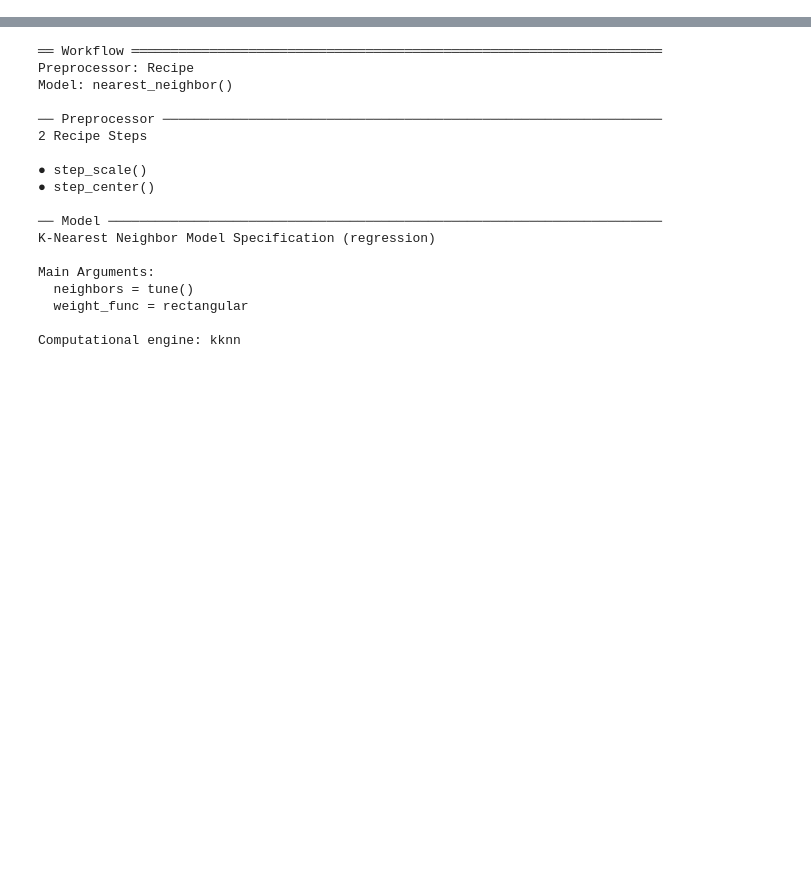
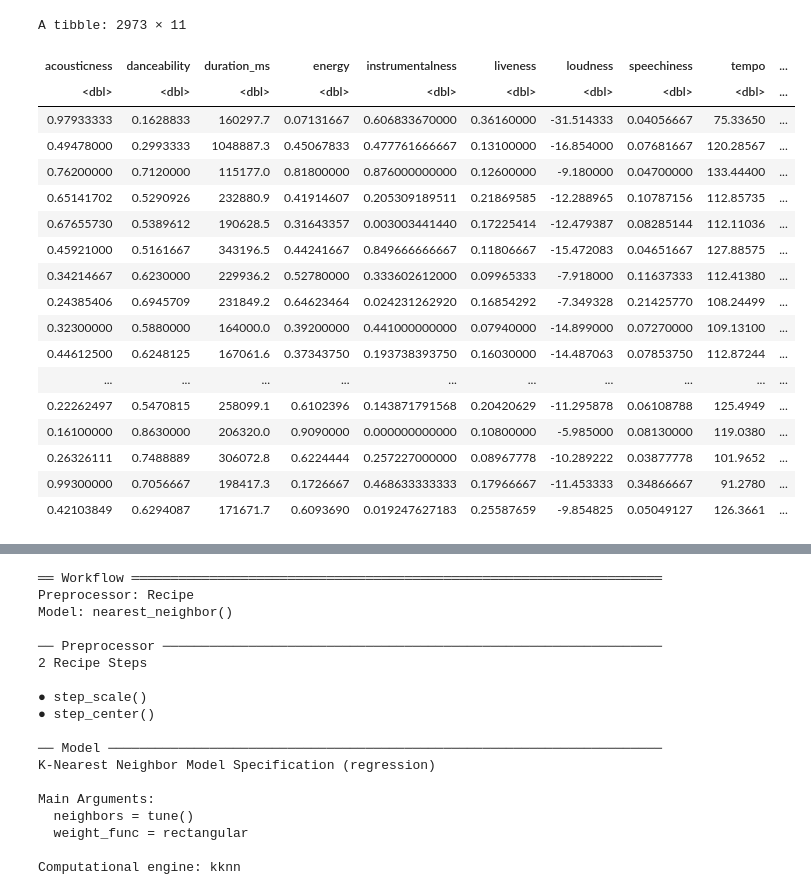
Before and after one commit to paulh777/dsci100prj, a Jupyter notebook: proposal/project.ipynb, the cells around one changed output, grey strips where cells are left out. Drawn from its saved outputs; the diff is of its cells as text; code cells hidden in the pictures; blank space fills up the shorter version.

```diff
--- a/proposal/project.ipynb
+++ b/proposal/project.ipynb
@@ -51,5 +49,29 @@ A tibble: 2973 × 10
 # %%
 #Split
-popularity_split = initial_split(popularity_data, prop = 0.5, strata = popularity)
+popularity_num = popularity_data%>%
+    select(-key,-genres,-mode)
+
+popularity_num
+popularity_split = initial_split(popularity_num, prop = 0.5, strata = popularity)
 popularity_training = training(popularity_split)
 popularity_testing = testing(popularity_split)
+# %% [output]
+A tibble: 2973 × 11
+| acousticness | danceability | duration_ms | energy | instrumentalness | liveness | loudness | speechiness | tempo | ... |
+| <dbl> | <dbl> | <dbl> | <dbl> | <dbl> | <dbl> | <dbl> | <dbl> | <dbl> | ... |
+| 0.97933333 | 0.1628833 | 160297.7 | 0.07131667 | 0.606833670000 | 0.36160000 | -31.514333 | 0.04056667 | 75.33650 | ... |
+| 0.49478000 | 0.2993333 | 1048887.3 | 0.45067833 | 0.477761666667 | 0.13100000 | -16.854000 | 0.07681667 | 120.28567 | ... |
+| 0.76200000 | 0.7120000 | 115177.0 | 0.81800000 | 0.876000000000 | 0.12600000 | -9.180000 | 0.04700000 | 133.44400 | ... |
+| 0.65141702 | 0.5290926 | 232880.9 | 0.41914607 | 0.205309189511 | 0.21869585 | -12.288965 | 0.10787156 | 112.85735 | ... |
+| 0.67655730 | 0.5389612 | 190628.5 | 0.31643357 | 0.003003441440 | 0.17225414 | -12.479387 | 0.08285144 | 112.11036 | ... |
+| 0.45921000 | 0.5161667 | 343196.5 | 0.44241667 | 0.849666666667 | 0.11806667 | -15.472083 | 0.04651667 | 127.88575 | ... |
+| 0.34214667 | 0.6230000 | 229936.2 | 0.52780000 | 0.333602612000 | 0.09965333 | -7.918000 | 0.11637333 | 112.41380 | ... |
+| 0.24385406 | 0.6945709 | 231849.2 | 0.64623464 | 0.024231262920 | 0.16854292 | -7.349328 | 0.21425770 | 108.24499 | ... |
+| 0.32300000 | 0.5880000 | 164000.0 | 0.39200000 | 0.441000000000 | 0.07940000 | -14.899000 | 0.07270000 | 109.13100 | ... |
+| 0.44612500 | 0.6248125 | 167061.6 | 0.37343750 | 0.193738393750 | 0.16030000 | -14.487063 | 0.07853750 | 112.87244 | ... |
+| ... | ... | ... | ... | ... | ... | ... | ... | ... | ... |
+| 0.22262497 | 0.5470815 | 258099.1 | 0.6102396 | 0.143871791568 | 0.20420629 | -11.295878 | 0.06108788 | 125.4949 | ... |
+| 0.16100000 | 0.8630000 | 206320.0 | 0.9090000 | 0.000000000000 | 0.10800000 | -5.985000 | 0.08130000 | 119.0380 | ... |
+| 0.26326111 | 0.7488889 | 306072.8 | 0.6224444 | 0.257227000000 | 0.08967778 | -10.289222 | 0.03877778 | 101.9652 | ... |
+| 0.99300000 | 0.7056667 | 198417.3 | 0.1726667 | 0.468633333333 | 0.17966667 | -11.453333 | 0.34866667 | 91.2780 | ... |
+| 0.42103849 | 0.6294087 | 171671.7 | 0.6093690 | 0.019247627183 | 0.25587659 | -9.854825 | 0.05049127 | 126.3661 | ... |
```
Also changed, not shown: parts of 7 cells of this notebook.
